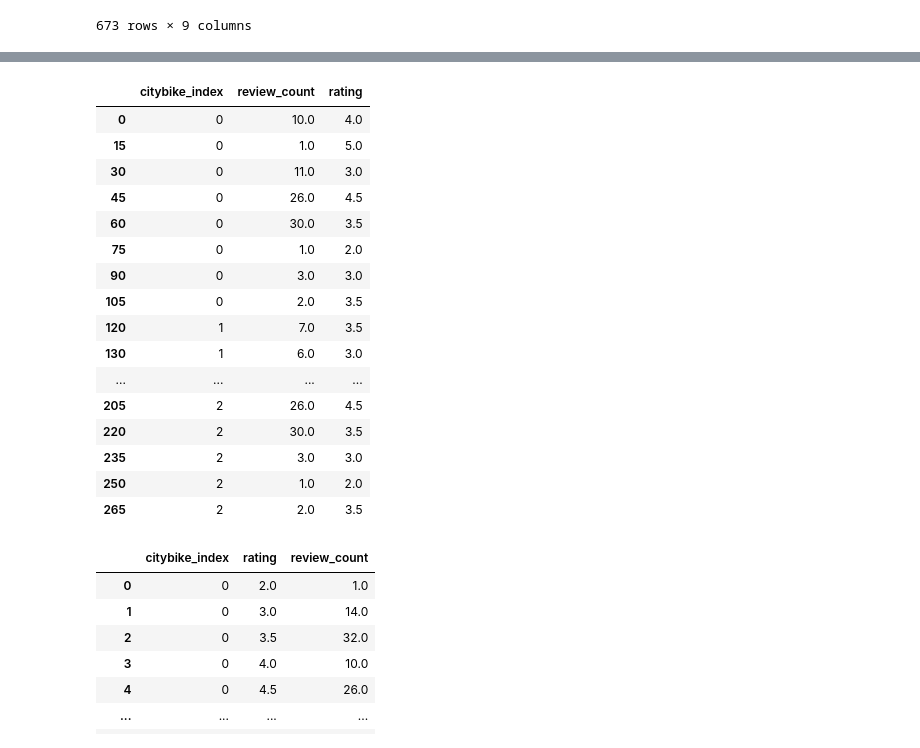
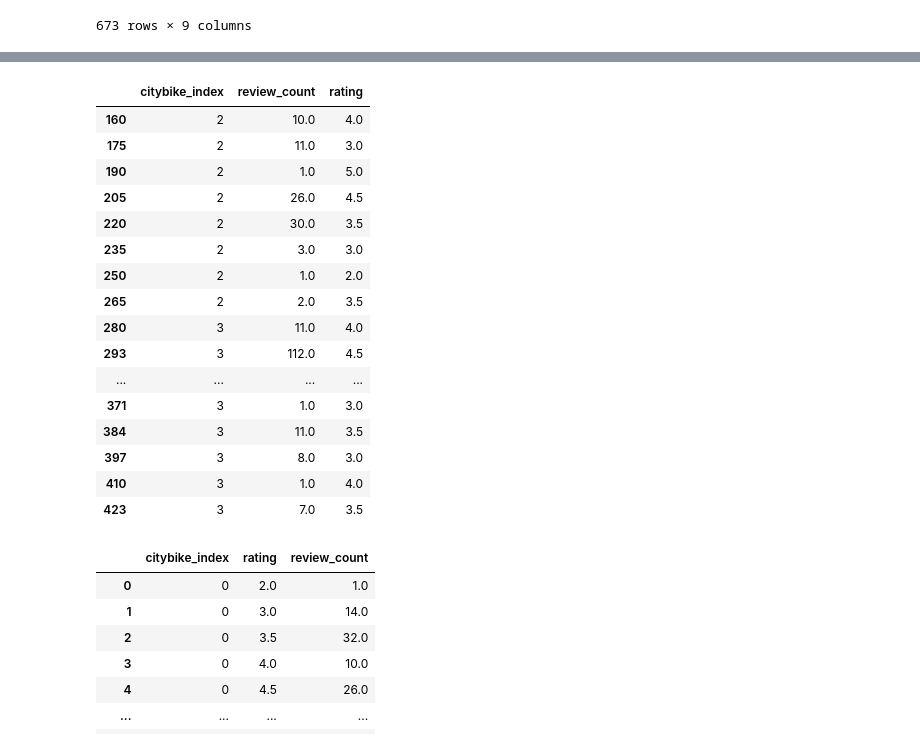
Before and after one commit to Frood-for-Thought/LHL-Statistical-Modelling-with-Python-Project, a Jupyter notebook: notebooks/model_building.ipynb, the cells around one changed output, grey strips where cells are left out. Drawn from its saved outputs; the diff is of its cells as text; code cells hidden in the pictures.

```diff
--- a/notebooks/model_building.ipynb
+++ b/notebooks/model_building.ipynb
@@ -216,26 +286,26 @@ bike_fs_df_w_top3cat
 # %%
 bike_yelp_df = bike_yelp_fs_db[['citybike_index', 'review_count', 'rating']]
 bike_yelp_df = bike_yelp_df.drop_duplicates()
 # bike_yelp_df = bike_yelp_df.dropna(axis=0)
-bike_yelp_df.head(20)
+bike_yelp_df[bike_yelp_df.citybike_index > 1].head(20)
 # %% [output]
 |  | citybike_index | review_count | rating |
-| 0 | 0 | 10.0 | 4.0 |
-| 15 | 0 | 1.0 | 5.0 |
-| 30 | 0 | 11.0 | 3.0 |
-| 45 | 0 | 26.0 | 4.5 |
-| 60 | 0 | 30.0 | 3.5 |
-| 75 | 0 | 1.0 | 2.0 |
-| 90 | 0 | 3.0 | 3.0 |
-| 105 | 0 | 2.0 | 3.5 |
-| 120 | 1 | 7.0 | 3.5 |
-| 130 | 1 | 6.0 | 3.0 |
-| ... | ... | ... | ... |
+| 160 | 2 | 10.0 | 4.0 |
+| 175 | 2 | 11.0 | 3.0 |
+| 190 | 2 | 1.0 | 5.0 |
 | 205 | 2 | 26.0 | 4.5 |
 | 220 | 2 | 30.0 | 3.5 |
 | 235 | 2 | 3.0 | 3.0 |
 | 250 | 2 | 1.0 | 2.0 |
 | 265 | 2 | 2.0 | 3.5 |
+| 280 | 3 | 11.0 | 4.0 |
+| 293 | 3 | 112.0 | 4.5 |
+| ... | ... | ... | ... |
+| 371 | 3 | 1.0 | 3.0 |
+| 384 | 3 | 11.0 | 3.5 |
+| 397 | 3 | 8.0 | 3.0 |
+| 410 | 3 | 1.0 | 4.0 |
+| 423 | 3 | 7.0 | 3.5 |
 # %%
 # This dataframe, 'bike_yelp_rat_sum_df', groups by the citybike_index to count the number of reviews for each rating.
 df2 = bike_yelp_df[bike_yelp_df['review_count'].notnull()]
```
Also changed, not shown: parts of 17 cells of this notebook, 1 other file.
